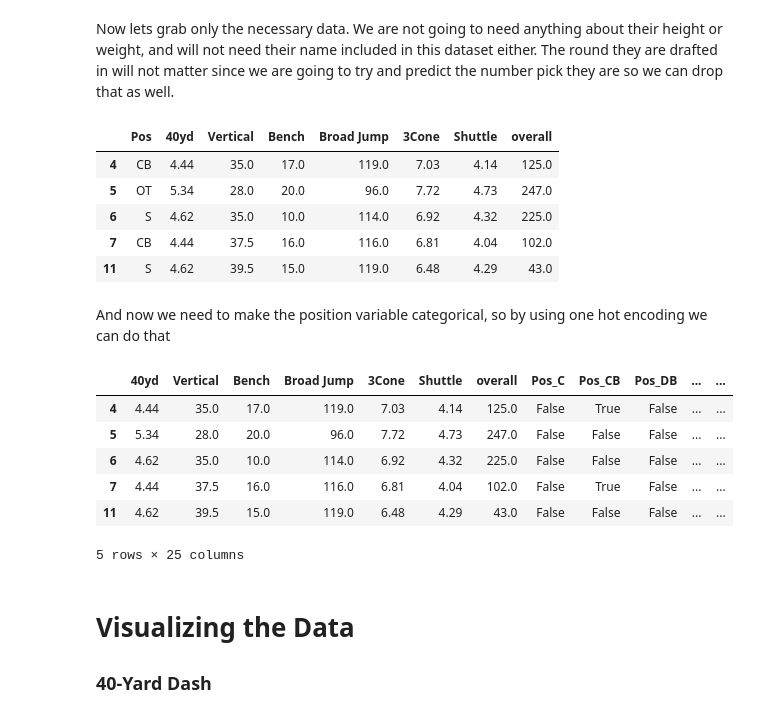
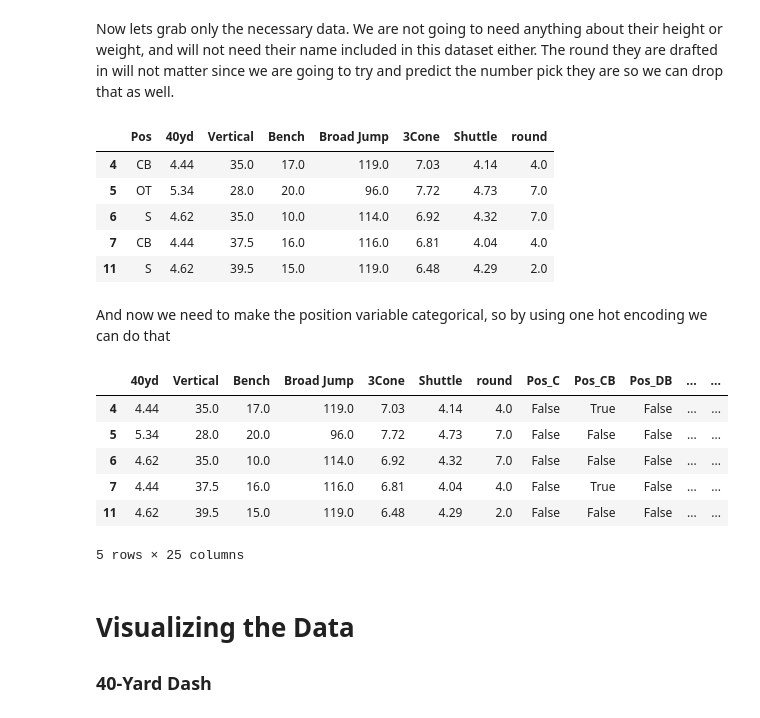
Before and after one commit to mcdonaldpmsoe/CSC2621-Final, a Jupyter notebook: main.ipynb, the cells around one changed output. Drawn from its saved outputs; the diff is of its cells as text; code cells hidden in the pictures.

```diff
--- a/main.ipynb
+++ b/main.ipynb
@@ -159,28 +159,28 @@ Now we are going to need to scale this data. This is because we do not want the
 # %% [markdown]
 Now lets grab only the necessary data. We are not going to need anything about their height or weight, and will not need their name included in this dataset either. The round they are drafted in will not matter since we are going to try and predict the number pick they are so we can drop that as well.
 # %%
-cols_to_exclude = ['Player', 'Ht', 'Wt', 'draft_year', 'round', 'School', 'pick']
+cols_to_exclude = ['Player', 'Ht', 'Wt', 'draft_year', 'overall', 'School', 'pick']
 final_combine_data = merged_df.drop(cols_to_exclude, axis=1)
 final_combine_data.head()
 # %% [output]
-|  | Pos | 40yd | Vertical | Bench | Broad Jump | 3Cone | Shuttle | overall |
-| 4 | CB | 4.44 | 35.0 | 17.0 | 119.0 | 7.03 | 4.14 | 125.0 |
-| 5 | OT | 5.34 | 28.0 | 20.0 | 96.0 | 7.72 | 4.73 | 247.0 |
-| 6 | S | 4.62 | 35.0 | 10.0 | 114.0 | 6.92 | 4.32 | 225.0 |
-| 7 | CB | 4.44 | 37.5 | 16.0 | 116.0 | 6.81 | 4.04 | 102.0 |
-| 11 | S | 4.62 | 39.5 | 15.0 | 119.0 | 6.48 | 4.29 | 43.0 |
+|  | Pos | 40yd | Vertical | Bench | Broad Jump | 3Cone | Shuttle | round |
+| 4 | CB | 4.44 | 35.0 | 17.0 | 119.0 | 7.03 | 4.14 | 4.0 |
+| 5 | OT | 5.34 | 28.0 | 20.0 | 96.0 | 7.72 | 4.73 | 7.0 |
+| 6 | S | 4.62 | 35.0 | 10.0 | 114.0 | 6.92 | 4.32 | 7.0 |
+| 7 | CB | 4.44 | 37.5 | 16.0 | 116.0 | 6.81 | 4.04 | 4.0 |
+| 11 | S | 4.62 | 39.5 | 15.0 | 119.0 | 6.48 | 4.29 | 2.0 |
 # %% [markdown]
 And now we need to make the position variable categorical, so by using one hot encoding we can do that
 # %%
 final_combine_data = pd.get_dummies(final_combine_data, columns=['Pos'])
 final_combine_data.head()
 # %% [output]
-|  | 40yd | Vertical | Bench | Broad Jump | 3Cone | Shuttle | overall | Pos_C | Pos_CB | Pos_DB | ... | ... |
-| 4 | 4.44 | 35.0 | 17.0 | 119.0 | 7.03 | 4.14 | 125.0 | False | True | False | ... | ... |
-| 5 | 5.34 | 28.0 | 20.0 | 96.0 | 7.72 | 4.73 | 247.0 | False | False | False | ... | ... |
-| 6 | 4.62 | 35.0 | 10.0 | 114.0 | 6.92 | 4.32 | 225.0 | False | False | False | ... | ... |
-| 7 | 4.44 | 37.5 | 16.0 | 116.0 | 6.81 | 4.04 | 102.0 | False | True | False | ... | ... |
-| 11 | 4.62 | 39.5 | 15.0 | 119.0 | 6.48 | 4.29 | 43.0 | False | False | False | ... | ... |
+|  | 40yd | Vertical | Bench | Broad Jump | 3Cone | Shuttle | round | Pos_C | Pos_CB | Pos_DB | ... | ... |
+| 4 | 4.44 | 35.0 | 17.0 | 119.0 | 7.03 | 4.14 | 4.0 | False | True | False | ... | ... |
+| 5 | 5.34 | 28.0 | 20.0 | 96.0 | 7.72 | 4.73 | 7.0 | False | False | False | ... | ... |
+| 6 | 4.62 | 35.0 | 10.0 | 114.0 | 6.92 | 4.32 | 7.0 | False | False | False | ... | ... |
+| 7 | 4.44 | 37.5 | 16.0 | 116.0 | 6.81 | 4.04 | 4.0 | False | True | False | ... | ... |
+| 11 | 4.62 | 39.5 | 15.0 | 119.0 | 6.48 | 4.29 | 2.0 | False | False | False | ... | ... |
 5 rows × 25 columns
 # %% [markdown]
 # Visualizing the Data
```
